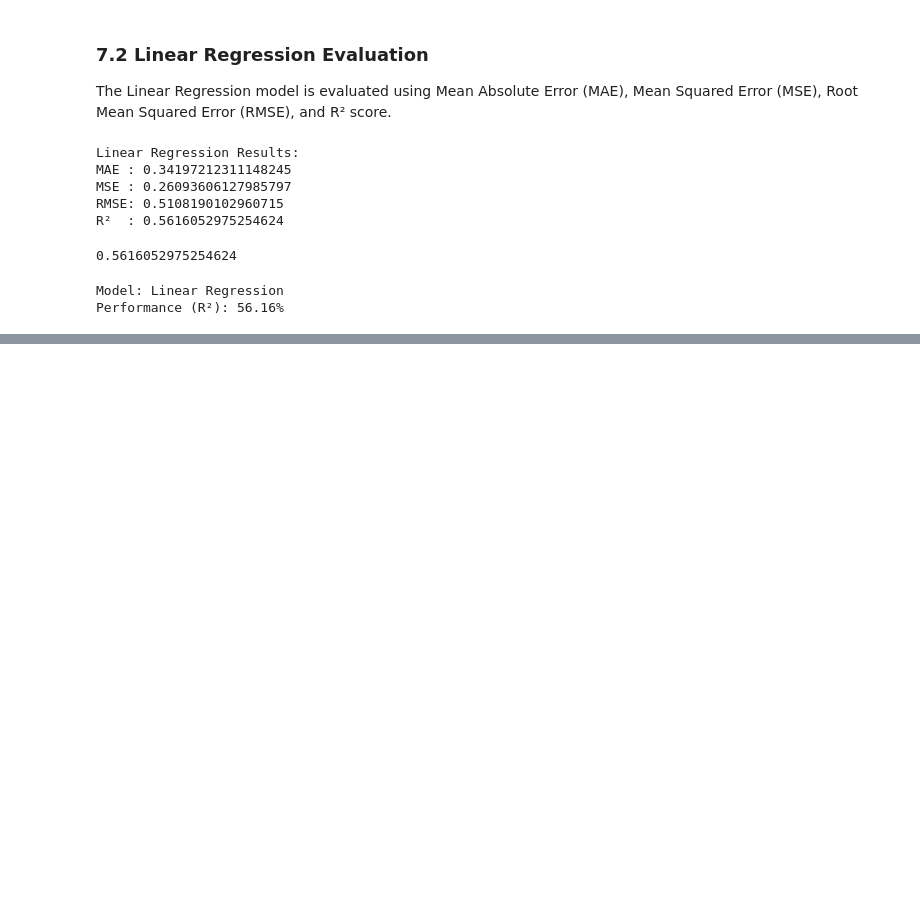
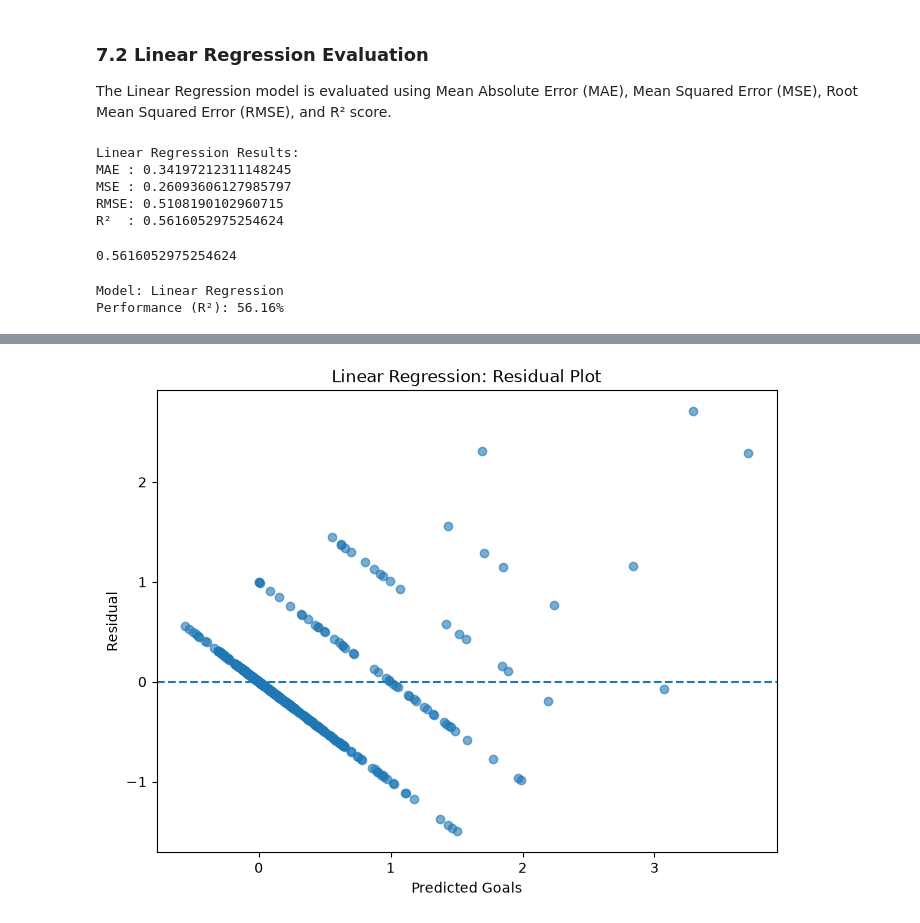
Before and after one commit to FaisalMahmudArzu/Football-Data-Analysis-from-Kaggle, a Jupyter notebook: main.ipynb, the cells around one changed output, grey strips where cells are left out. Drawn from its saved outputs; the diff is of its cells as text; code cells hidden in the pictures; blank space fills up the shorter version.

```diff
--- a/main.ipynb
+++ b/main.ipynb
@@ -1643,3 +1643,10 @@ print(f"Performance (R²): {r2_linear * 100:.2f}%")
 # %% [output]
 Model: Linear Regression
 Performance (R²): 56.16%
+# %%
+results_linear = pd.DataFrame({
+    "Actual_Gls": y_test.values,
+    "Predicted_Gls": y_pred_linear
+})
+
+results_linear.head(15)
@@ -1645,0 +1670,7 @@ Performance (R²): 56.16%
+# %%
+# Residuals for getting how much error is occured
+results_linear["Residual"] = (
+    results_linear["Actual_Gls"] - results_linear["Predicted_Gls"]
+)
+
+results_linear.head(15)
@@ -1645,0 +1694,9 @@ Performance (R²): 56.16%
+# %%
+results_linear["Absolute_Error"] = abs(
+    results_linear["Residual"]
+)
+
+results_linear.sort_values(
+    "Absolute_Error",
+    ascending=False
+).head(15)
@@ -1645,0 +1758,21 @@ Performance (R²): 56.16%
+# %%
+plt.figure(figsize=(8, 6))
+
+plt.scatter(
+    y_pred_linear,
+    results_linear["Residual"],
+    alpha=0.6
+)
+
+plt.axhline(
+    y=0,
+    linestyle="--"
+)
+
+plt.xlabel("Predicted Goals")
+plt.ylabel("Residual")
+plt.title("Linear Regression: Residual Plot")
+
+plt.show()
+# %% [output]
+[figure, added]
```
Also changed, not shown: parts of 5 cells of this notebook.
